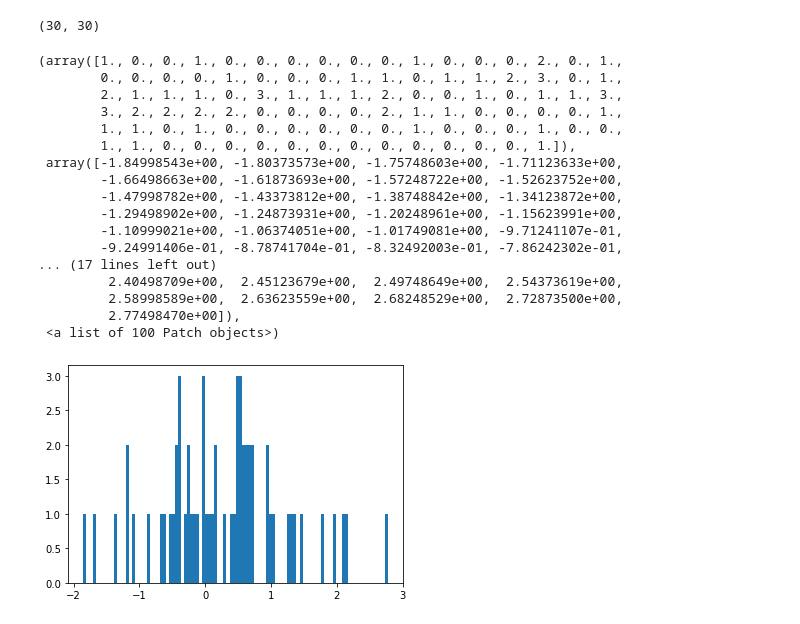
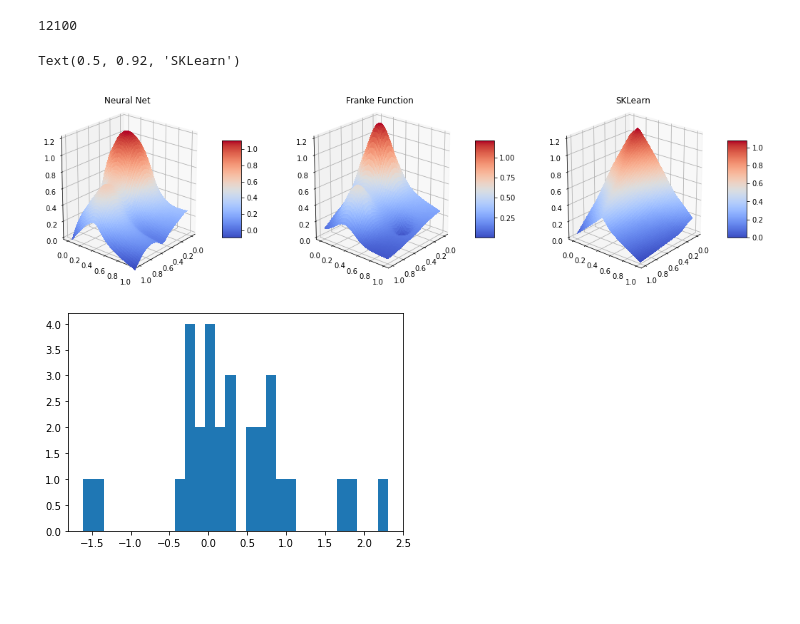
Before and after one commit to nicholaskarlsen/FYS-STK4155, a Jupyter notebook: project_2/notebooks/NN_playground.ipynb, the cells around one changed output. Drawn from its saved outputs; the diff is of its cells as text; code cells hidden in the pictures; blank space fills up the shorter version.

Commit message:
Added penalty and epoch counter + changes in notebooks

```diff
--- a/project_2/notebooks/NN_playground.ipynb
+++ b/project_2/notebooks/NN_playground.ipynb
@@ -91,4 +120,0 @@ ax.set_zlim([0, 1.2])
-# %%
-FFNN.weights[1].shape
-# %% [output]
-(30, 30)
@@ -95,21 +125,51 @@ FFNN.weights[1].shape
+# %%
+FFNN.train(N_minibatches=int(N/32), learning_rate=0.1, n_epochs=1_000)
+print(FFNN.total_epochs)# Predict using our class
+resolution = 100
+x = np.linspace(0, 1, resolution)
+y = np.linspace(0, 1, resolution)
+X, Y = np.meshgrid(x, y)
+X_flat, Y_flat = X.flatten(), Y.flatten()
+XY_flat = np.array([X_flat, Y_flat]).T
+#XY_flat_scaled = scaler.fit(XY_flat)
+Z_pred = FFNN.predict(XY_flat)
+Z_pred = Z_pred.T.reshape(X.shape) # + z_train_intercept
+Z_Franke = FrankeFunction(X, Y)
+
+elev = 20
+azim = 40
+
+fig = plt.figure(figsize=(18, 5))
+
+ax = fig.add_subplot(1, 3, 1, projection="3d")
+surf = ax.plot_surface(X, Y, Z_pred, cmap=cm.coolwarm,
+                       linewidth=0, antialiased=False)
+ax.view_init(elev=elev, azim=azim)
+fig.colorbar(surf, shrink=0.5, aspect=5)
+ax.set_zlim([0, 1.2])
+ax.set_title("Neural Net")
+
+ax = fig.add_subplot(1, 3, 2, projection="3d")
+surf = ax.plot_surface(X, Y, Z_Franke, cmap=cm.coolwarm,
+                       linewidth=0, antialiased=False)
+ax.view_init(elev=elev, azim=azim)
+fig.colorbar(surf, shrink=0.5, aspect=5)
+ax.set_zlim([0, 1.2])
+ax.set_title("Franke Function")
+
+ax = fig.add_subplot(1, 3, 3, projection="3d")
+surf = ax.plot_surface(X, Y, z_skl_pred, cmap=cm.coolwarm,
+                       linewidth=0, antialiased=False)
+ax.view_init(elev=elev, azim=azim)
+fig.colorbar(surf, shrink=0.5, aspect=5)
+ax.set_zlim([0, 1.2])
+ax.set_title("SKLearn")
+# %% [output]
+12100
+Text(0.5, 0.92, 'SKLearn')
+[figure, added]
 # %%
-plt.hist(FFNN.weights[0].flatten(), bins = 100)
+plt.hist(FFNN.biases[0], bins=30)
+plt.show()
 # %% [output]
-(array([1., 0., 0., 1., 0., 0., 0., 0., 0., 0., 1., 0., 0., 0., 2., 0., 1.,
-        0., 0., 0., 0., 1., 0., 0., 0., 1., 1., 0., 1., 1., 2., 3., 0., 1.,
-        2., 1., 1., 1., 0., 3., 1., 1., 1., 2., 0., 0., 1., 0., 1., 1., 3.,
-        3., 2., 2., 2., 2., 0., 0., 0., 0., 2., 1., 1., 0., 0., 0., 0., 1.,
-        1., 1., 0., 1., 0., 0., 0., 0., 0., 0., 1., 0., 0., 0., 1., 0., 0.,
-        1., 1., 0., 0., 0., 0., 0., 0., 0., 0., 0., 0., 0., 0., 1.]),
- array([-1.84998543e+00, -1.80373573e+00, -1.75748603e+00, -1.71123633e+00,
-        -1.66498663e+00, -1.61873693e+00, -1.57248722e+00, -1.52623752e+00,
-        -1.47998782e+00, -1.43373812e+00, -1.38748842e+00, -1.34123872e+00,
-        -1.29498902e+00, -1.24873931e+00, -1.20248961e+00, -1.15623991e+00,
-        -1.10999021e+00, -1.06374051e+00, -1.01749081e+00, -9.71241107e-01,
-        -9.24991406e-01, -8.78741704e-01, -8.32492003e-01, -7.86242302e-01,
-... (17 lines left out)
-         2.40498709e+00,  2.45123679e+00,  2.49748649e+00,  2.54373619e+00,
-         2.58998589e+00,  2.63623559e+00,  2.68248529e+00,  2.72873500e+00,
-         2.77498470e+00]),
- <a list of 100 Patch objects>)
-[figure, old version]
+[figure, new version]
```
Also changed, not shown: parts of 13 cells of this notebook, 2 other files.
